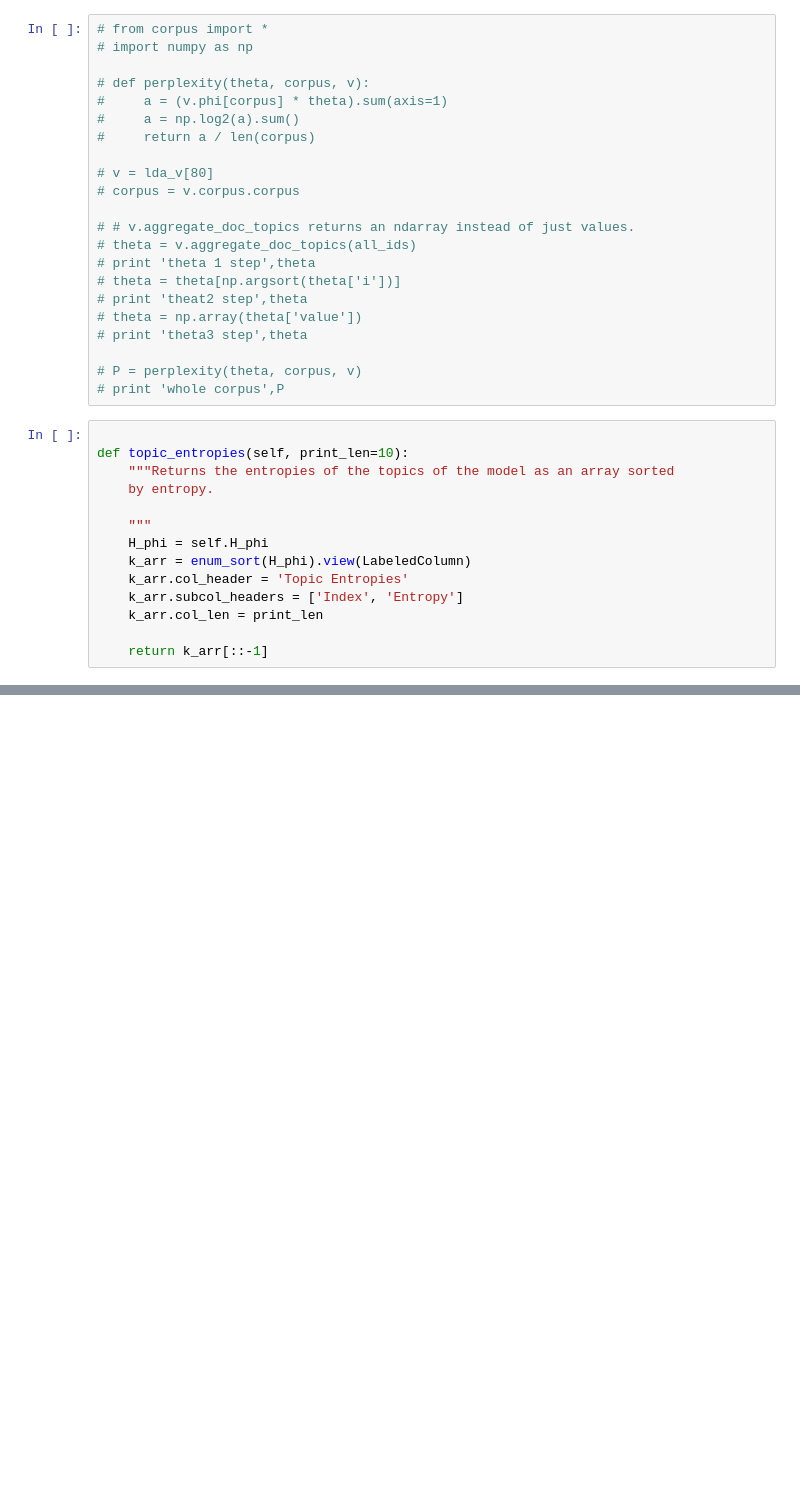
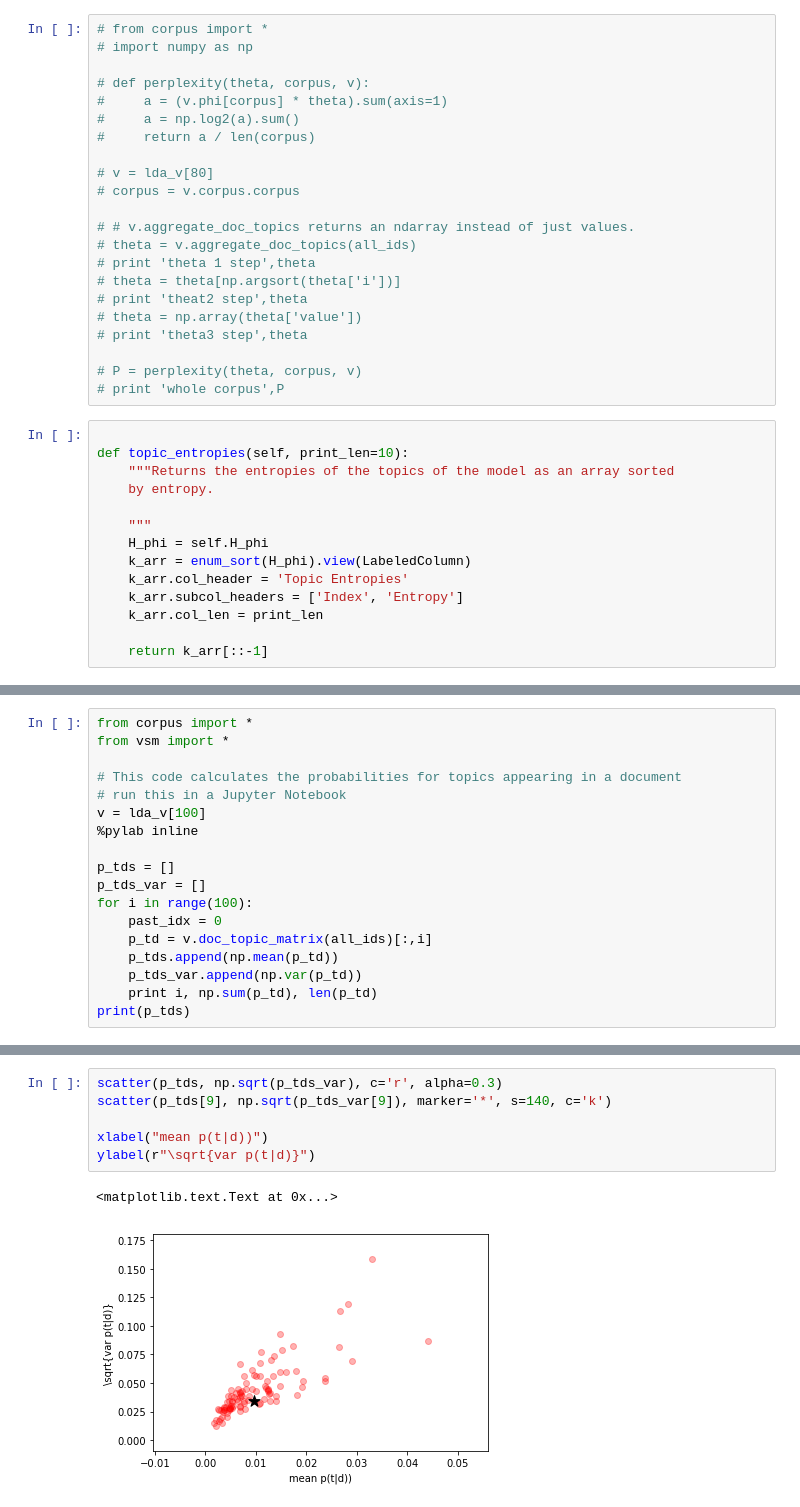
Before and after one commit to luohongliang/kmx, a Jupyter notebook: notebooks/kmx_similarity.ipynb, the cells around one changed output, grey strips where cells are left out. Cells and saved outputs as stored; diff of their text form; blank space fills up the shorter version.

```diff
--- a/notebooks/kmx_similarity.ipynb
+++ b/notebooks/kmx_similarity.ipynb
@@ -236,0 +243,18 @@ viewer.lda
+# %%
+from corpus import *
+from vsm import *
+
+# This code calculates the probabilities for topics appearing in a document
+# run this in a Jupyter Notebook
+v = lda_v[100]
+%pylab inline
+
+p_tds = []
+p_tds_var = []
+for i in range(100):
+    past_idx = 0
+    p_td = v.doc_topic_matrix(all_ids)[:,i]
+    p_tds.append(np.mean(p_td))
+    p_tds_var.append(np.var(p_td))
+    print i, np.sum(p_td), len(p_td)
+print(p_tds)
@@ -236,0 +287,9 @@ viewer.lda
+# %%
+scatter(p_tds, np.sqrt(p_tds_var), c='r', alpha=0.3)
+scatter(p_tds[9], np.sqrt(p_tds_var[9]), marker='*', s=140, c='k')
+
+xlabel("mean p(t|d))")
+ylabel(r"\sqrt{var p(t|d)}")
+# %% [output]
+<matplotlib.text.Text at 0x...>
+[figure, added]
```
Also changed, not shown: parts of 19 cells of this notebook.
